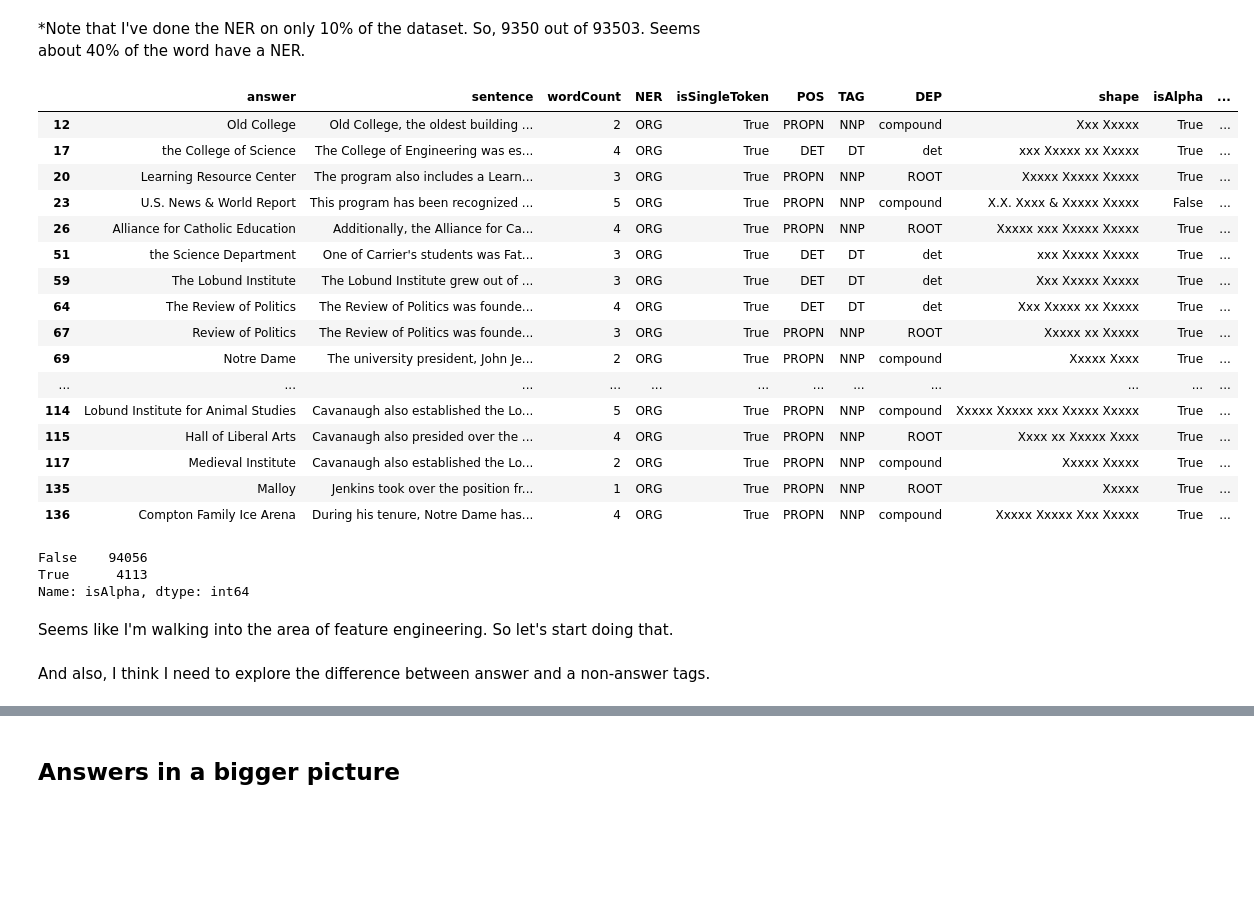
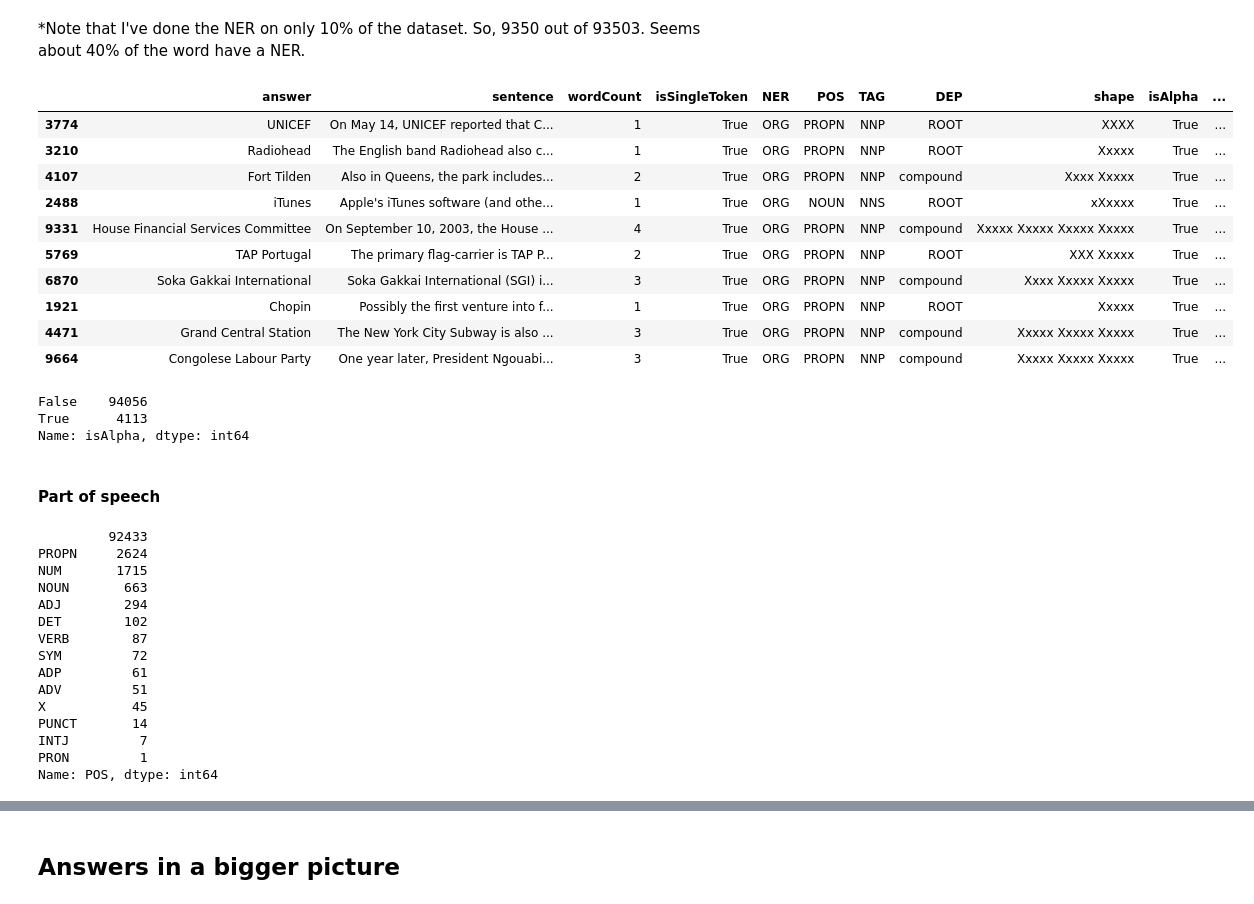
Before and after one commit to KristiyanVachev/Question-Generation, a Jupyter notebook: 01. Data Exploration/SQuADv1.ipynb, the cells around one changed output, grey strips where cells are left out. Cells and saved outputs as stored; diff of their text form; code cells hidden in the pictures; blank space fills up the shorter version.

Commit message:
Explored part of speech of answers and spacy noun chunks

```diff
--- a/01. Data Exploration/SQuADv1.ipynb
+++ b/01. Data Exploration/SQuADv1.ipynb
@@ -899,32 +910,42 @@ Name: NER, dtype: int64
 # %% [markdown]
 *Note that I've done the NER on only 10% of the dataset. So, 9350 out of 93503. Seems about 40% of the word have a NER.
 # %%
-answersDf[answersDf['NER'] == 'ORG'].head(20)
+answersDf[answersDf['NER'] == 'ORG'].sample(n=10, random_state=5)
 # %% [output]
-|  | answer | sentence | wordCount | NER | isSingleToken | POS | TAG | DEP | shape | isAlpha | ... |
-| 12 | Old College | Old College, the oldest building ... | 2 | ORG | True | PROPN | NNP | compound | Xxx Xxxxx | True | ... |
-| 17 | the College of Science | The College of Engineering was es... | 4 | ORG | True | DET | DT | det | xxx Xxxxx xx Xxxxx | True | ... |
-| 20 | Learning Resource Center | The program also includes a Learn... | 3 | ORG | True | PROPN | NNP | ROOT | Xxxxx Xxxxx Xxxxx | True | ... |
-| 23 | U.S. News & World Report | This program has been recognized ... | 5 | ORG | True | PROPN | NNP | compound | X.X. Xxxx & Xxxxx Xxxxx | False | ... |
-| 26 | Alliance for Catholic Education | Additionally, the Alliance for Ca... | 4 | ORG | True | PROPN | NNP | ROOT | Xxxxx xxx Xxxxx Xxxxx | True | ... |
-| 51 | the Science Department | One of Carrier's students was Fat... | 3 | ORG | True | DET | DT | det | xxx Xxxxx Xxxxx | True | ... |
-| 59 | The Lobund Institute | The Lobund Institute grew out of ... | 3 | ORG | True | DET | DT | det | Xxx Xxxxx Xxxxx | True | ... |
-| 64 | The Review of Politics | The Review of Politics was founde... | 4 | ORG | True | DET | DT | det | Xxx Xxxxx xx Xxxxx | True | ... |
-| 67 | Review of Politics | The Review of Politics was founde... | 3 | ORG | True | PROPN | NNP | ROOT | Xxxxx xx Xxxxx | True | ... |
-| 69 | Notre Dame | The university president, John Je... | 2 | ORG | True | PROPN | NNP | compound | Xxxxx Xxxx | True | ... |
-| ... | ... | ... | ... | ... | ... | ... | ... | ... | ... | ... | ... |
-| 114 | Lobund Institute for Animal Studies | Cavanaugh also established the Lo... | 5 | ORG | True | PROPN | NNP | compound | Xxxxx Xxxxx xxx Xxxxx Xxxxx | True | ... |
-| 115 | Hall of Liberal Arts | Cavanaugh also presided over the ... | 4 | ORG | True | PROPN | NNP | ROOT | Xxxx xx Xxxxx Xxxx | True | ... |
-| 117 | Medieval Institute | Cavanaugh also established the Lo... | 2 | ORG | True | PROPN | NNP | compound | Xxxxx Xxxxx | True | ... |
-| 135 | Malloy | Jenkins took over the position fr... | 1 | ORG | True | PROPN | NNP | ROOT | Xxxxx | True | ... |
-| 136 | Compton Family Ice Arena | During his tenure, Notre Dame has... | 4 | ORG | True | PROPN | NNP | compound | Xxxxx Xxxxx Xxx Xxxxx | True | ... |
+|  | answer | sentence | wordCount | isSingleToken | NER | POS | TAG | DEP | shape | isAlpha | ... |
+| 3774 | UNICEF | On May 14, UNICEF reported that C... | 1 | True | ORG | PROPN | NNP | ROOT | XXXX | True | ... |
+| 3210 | Radiohead | The English band Radiohead also c... | 1 | True | ORG | PROPN | NNP | ROOT | Xxxxx | True | ... |
+| 4107 | Fort Tilden | Also in Queens, the park includes... | 2 | True | ORG | PROPN | NNP | compound | Xxxx Xxxxx | True | ... |
+| 2488 | iTunes | Apple's iTunes software (and othe... | 1 | True | ORG | NOUN | NNS | ROOT | xXxxxx | True | ... |
+| 9331 | House Financial Services Committee | On September 10, 2003, the House ... | 4 | True | ORG | PROPN | NNP | compound | Xxxxx Xxxxx Xxxxx Xxxxx | True | ... |
+| 5769 | TAP Portugal | The primary flag-carrier is TAP P... | 2 | True | ORG | PROPN | NNP | ROOT | XXX Xxxxx | True | ... |
+| 6870 | Soka Gakkai International | Soka Gakkai International (SGI) i... | 3 | True | ORG | PROPN | NNP | compound | Xxxx Xxxxx Xxxxx | True | ... |
+| 1921 | Chopin | Possibly the first venture into f... | 1 | True | ORG | PROPN | NNP | ROOT | Xxxxx | True | ... |
+| 4471 | Grand Central Station | The New York City Subway is also ... | 3 | True | ORG | PROPN | NNP | compound | Xxxxx Xxxxx Xxxxx | True | ... |
+| 9664 | Congolese Labour Party | One year later, President Ngouabi... | 3 | True | ORG | PROPN | NNP | compound | Xxxxx Xxxxx Xxxxx | True | ... |
 # %%
 answersDf['isAlpha'].value_counts()
 # %% [output]
 False    94056
 True      4113
 Name: isAlpha, dtype: int64
-# %% [markdown]
-Seems like I'm walking into the area of feature engineering. So let's start doing that.
-# %% [markdown]
-And also, I think I need to explore the difference between answer and a non-answer tags.
+# %% [markdown]
+#### Part of speech
+# %%
+answersDf['POS'].value_counts()
+# %% [output]
+         92433
+PROPN     2624
+NUM       1715
+NOUN       663
+ADJ        294
+DET        102
+VERB        87
+SYM         72
+ADP         61
+ADV         51
+X           45
+PUNCT       14
+INTJ         7
+PRON         1
+Name: POS, dtype: int64
```
Also changed, not shown: parts of 25 cells of this notebook.
